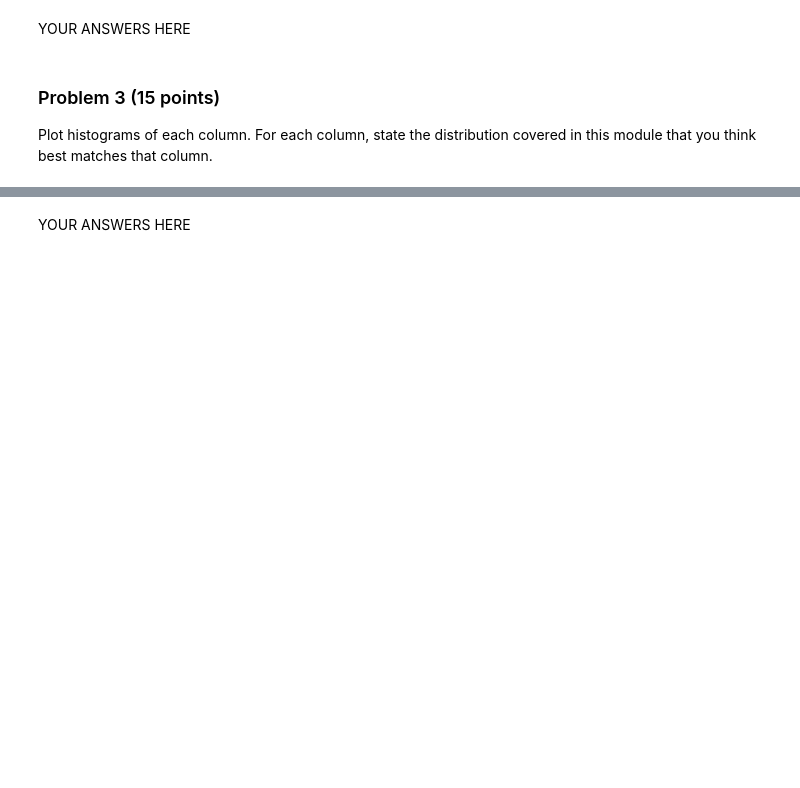
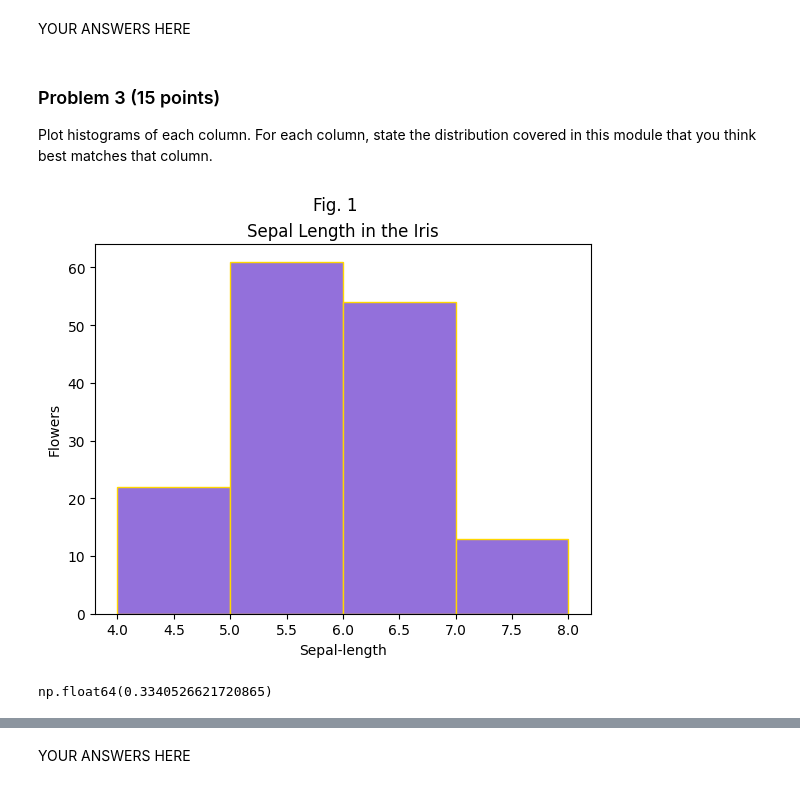
Before and after one commit to manningdbu/dx601-project-Manning, a Jupyter notebook: final_project.ipynb, the cells around one changed output, grey strips where cells are left out. Cells and saved outputs as stored; diff of their text form; code cells hidden in the pictures; blank space fills up the shorter version.

```diff
--- a/final_project.ipynb
+++ b/final_project.ipynb
@@ -166,0 +176,13 @@ For each column, state the distribution covered in this module that you think be
+# %%
+plt.hist(iris['sepal-length'], bins=range(int(iris['sepal-length'].min()), int(iris['sepal-length'].max())+2), color= 'mediumpurple',  edgecolor='gold')
+plt.title('Sepal Length in the Iris')
+plt.suptitle('Fig. 1')
+plt.xlabel('Sepal-length')
+plt.ylabel('Flowers')
+plt.show()
+# %% [output]
+[figure, added]
+# %%
+iris['sepal-width'].skew()
+# %% [output]
+np.float64(0.3340526621720865)
```
Also changed, not shown: parts of 20 cells of this notebook.
